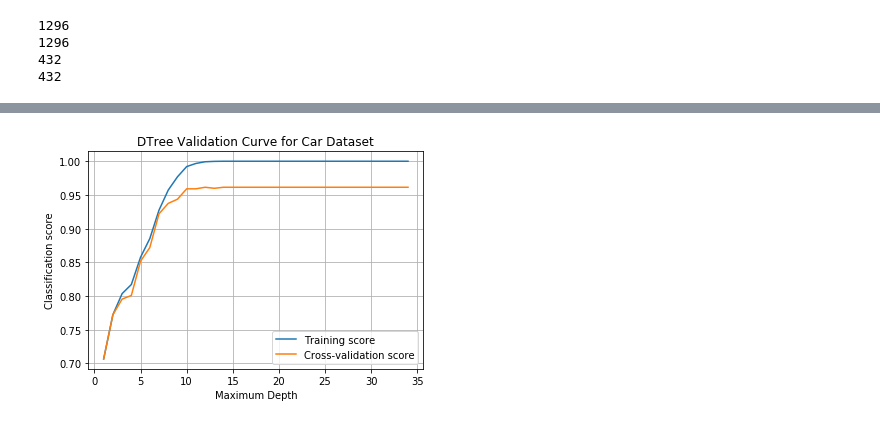
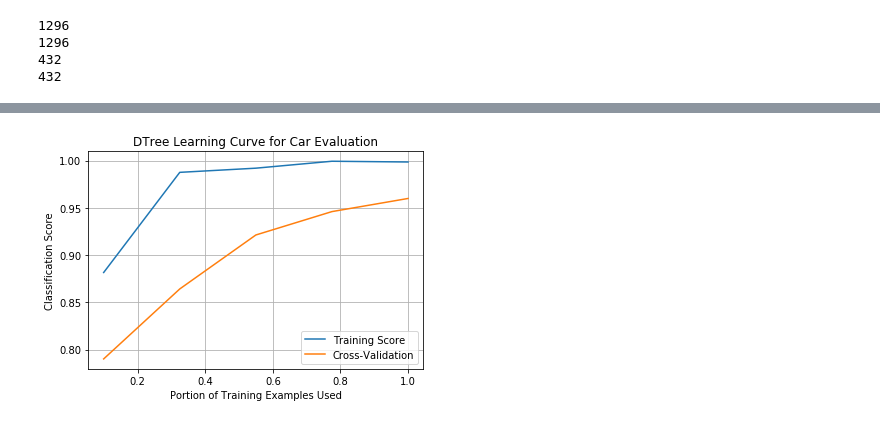
Before and after one commit to harshsikka/CS-7641-Spring2020, a Jupyter notebook: project_1/carDecisionTree.ipynb, the cells around one changed output, grey strips where cells are left out. Drawn from its saved outputs; the diff is of its cells as text; code cells hidden in the pictures.

```diff
--- a/project_1/carDecisionTree.ipynb
+++ b/project_1/carDecisionTree.ipynb
@@ -60,11 +55,3 @@ print(len(Y_test))
 1296
 432
 432
-# %%
-from sklearn import tree
-dt_model = tree.DecisionTreeClassifier(random_state=42)
-dt_model.fit(X_train,Y_train)
-print(dt_model.score(X_train,Y_train))
-dt_pred= dt_model.predict(X_test)
-print('Misclassified samples using Trees are: %d' %(Y_test!=dt_pred).sum())
-print('Classification Accuracy of Decision trees is %.2f ' %accuracy_score(Y_test,dt_pred))
@@ -74,0 +79,16 @@ Classification Accuracy of Decision trees is 0.97
+# %%
+best_decision_tree = GridSearchCV(dt_model, param_grid={'max_depth' : np.arange(1,35)}, cv=5, n_jobs=4)
+train_t0 = time.time()
+best_decision_tree.fit(X_train, Y_train)
+train_t1 = time.time()
+t0 = time.time()
+prediction = best_decision_tree.predict(X_test)
+t1 = time.time()
+
+print('Train Time: ', train_t1 - train_t0)
+print('Test Time: ', t1 - t0)
+print('Top Accuracy:', (accuracy_score(Y_test, prediction) * 100))
+print('Top params: ', best_decision_tree.best_params_)
+
+from sklearn.metrics import confusion_matrix
+print(confusion_matrix(Y_test, prediction))
@@ -75,18 +104,14 @@ Classification Accuracy of Decision trees is 0.97
 # %%
-depth_range = np.arange(1,35)
-train_scores, test_scores = validation_curve(dt_model, X_train, Y_train, param_name="max_depth", param_range=depth_range, cv=5,
-                                            n_jobs=4)
-
+train_sizes, train_scores, test_scores = learning_curve(best_decision_tree, X_train, Y_train, train_sizes=np.linspace(0.1, 1.0, 5), cv=5, n_jobs=4)
+avg_train_score, avg_test_score = np.mean(train_scores, axis=1), np.mean(test_scores, axis=1)
 plt.figure()
-#plt.xticks(depth_range)
-plt.plot(depth_range, np.mean(train_scores, axis=1), label='Training score')
-plt.plot(depth_range, np.mean(test_scores, axis=1), label='Cross-validation score')
-plt.title('DTree Validation Curve for Car Dataset')
-plt.xlabel('Maximum Depth')
-plt.ylabel("Classification score")
-plt.legend(loc="best")
+plt.plot(train_sizes/train_sizes[-1], avg_train_score, label='Training Score')
+plt.plot(train_sizes/train_sizes[-1], avg_test_score, label='Cross-Validation')
+plt.title('DTree Learning Curve for Car Evaluation')
+plt.xlabel('Portion of Training Examples Used')
+plt.ylabel("Classification Score")
+plt.legend()
 plt.grid()
-#plt.savefig(fig_path + 'dt_validation_curve_1.png')
 plt.show()
 # %% [output]
-[figure, old version]
+[figure, new version]
```
Also changed, not shown: parts of 7 cells of this notebook, 1 other file.
